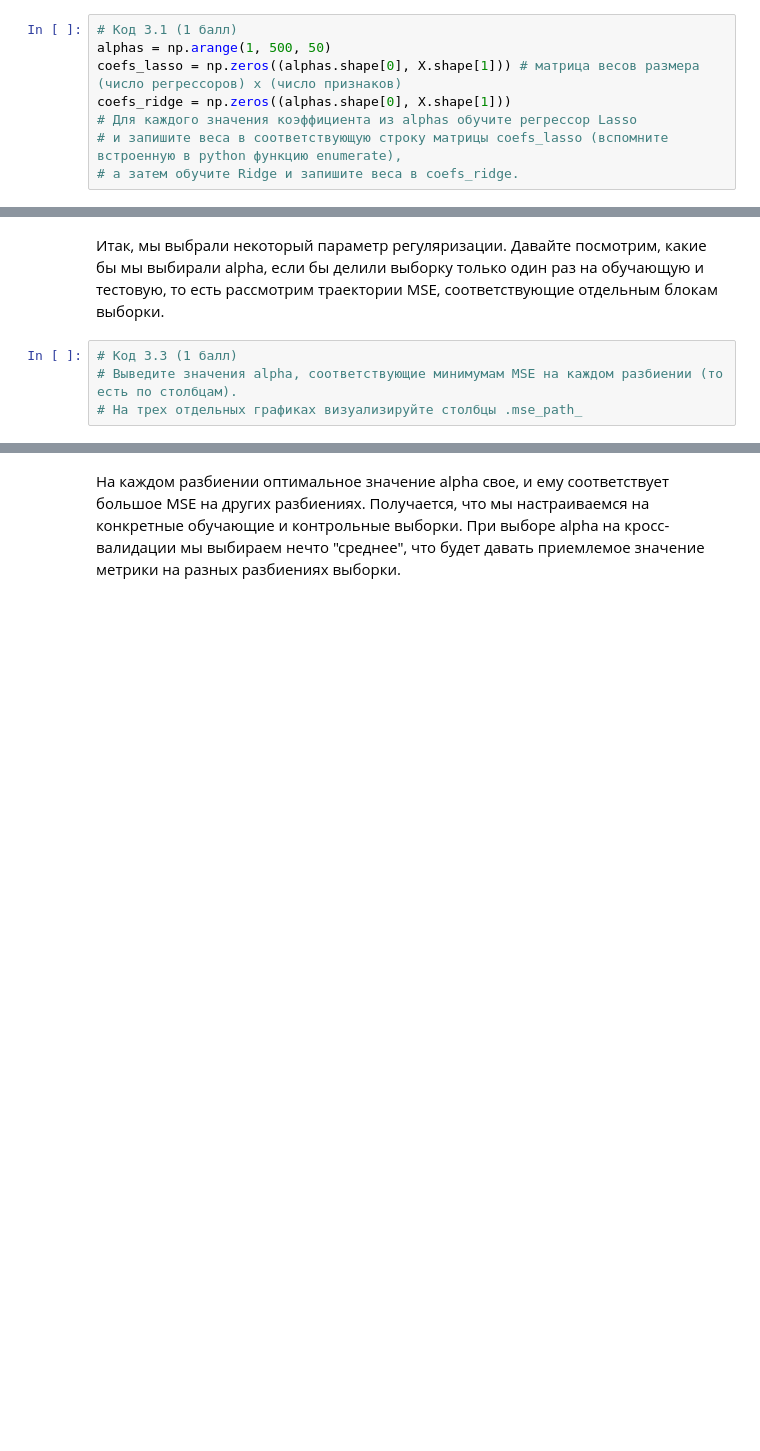
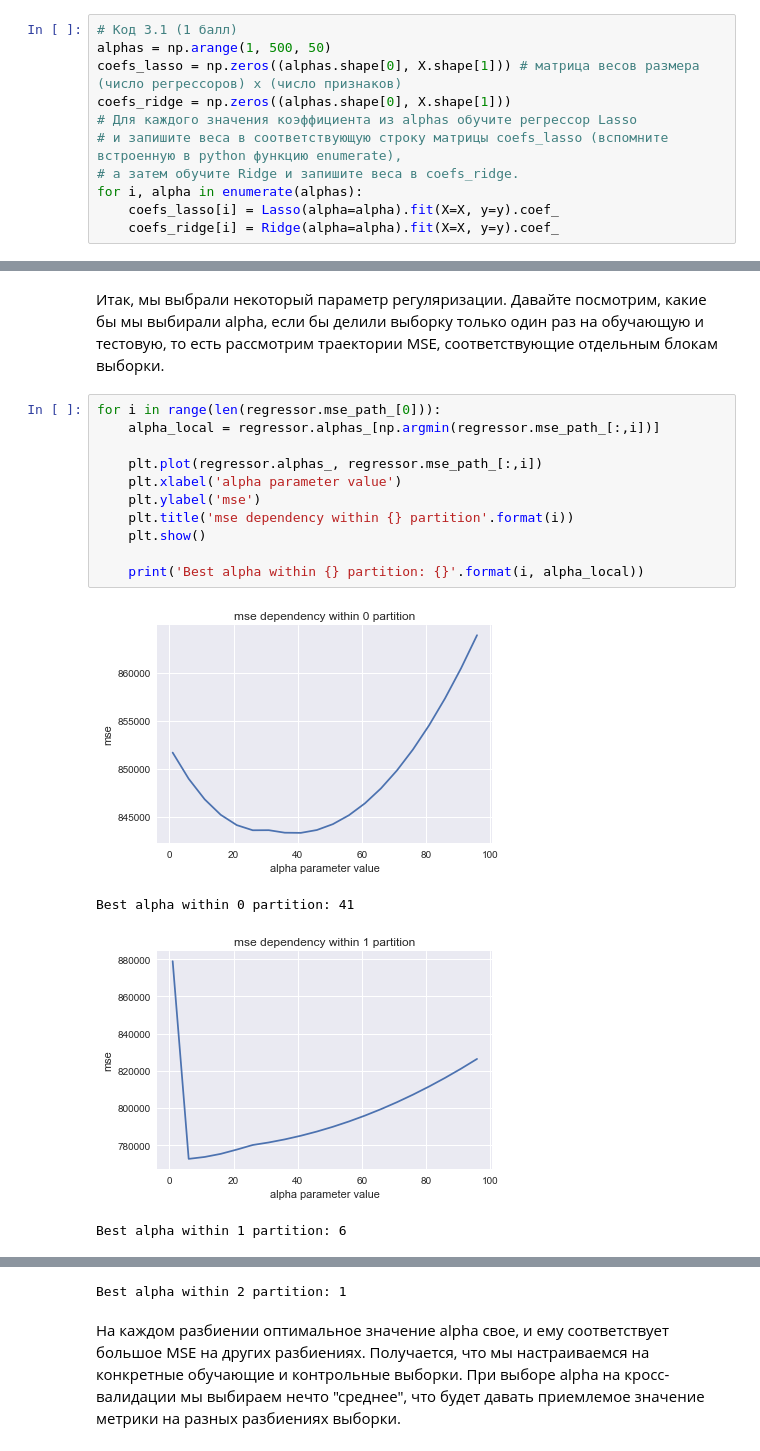
Before and after one commit to SmirnovAlexander/MachineLearningDataAnalysis, a Jupyter notebook: SupervisedLearning/BikeRentPrediction/BikeRentPrediction.ipynb, the cells around one changed output, grey strips where cells are left out. Saved outputs shown, nothing was run; the diff lists cells and outputs as text; blank space fills up the shorter version.

```diff
--- a/SupervisedLearning/BikeRentPrediction/BikeRentPrediction.ipynb
+++ b/SupervisedLearning/BikeRentPrediction/BikeRentPrediction.ipynb
@@ -136,6 +237,9 @@ coefs_ridge = np.zeros((alphas.shape[0], X.shape[1]))
 # Для каждого значения коэффициента из alphas обучите регрессор Lasso
 # и запишите веса в соответствующую строку матрицы coefs_lasso (вспомните встроенную в python функцию enumerate),
 # а затем обучите Ridge и запишите веса в coefs_ridge.
+for i, alpha in enumerate(alphas):
+    coefs_lasso[i] = Lasso(alpha=alpha).fit(X=X, y=y).coef_
+    coefs_ridge[i] = Ridge(alpha=alpha).fit(X=X, y=y).coef_
 # %% [markdown]
 Визуализируем динамику весов при увеличении параметра регуляризации:
 # %%
@@ -189,6 +329,18 @@ alphas = np.arange(1, 100, 5)
 # %% [markdown]
 Итак, мы выбрали некоторый параметр регуляризации. Давайте посмотрим, какие бы мы выбирали alpha, если бы делили выборку только один раз на обучающую и тестовую, то есть рассмотрим траектории MSE, соответствующие отдельным блокам выборки.
-# %%
-# Код 3.3 (1 балл)
-# Выведите значения alpha, соответствующие минимумам MSE на каждом разбиении (то есть по столбцам).
-# На трех отдельных графиках визуализируйте столбцы .mse_path_
+# %%
+for i in range(len(regressor.mse_path_[0])):
+    alpha_local = regressor.alphas_[np.argmin(regressor.mse_path_[:,i])]
+
+    plt.plot(regressor.alphas_, regressor.mse_path_[:,i])
+    plt.xlabel('alpha parameter value')
+    plt.ylabel('mse')
+    plt.title('mse dependency within {} partition'.format(i))
+    plt.show()
+
+    print('Best alpha within {} partition: {}'.format(i, alpha_local))
+# %% [output]
+[figure, added]
+Best alpha within 0 partition: 41
+[figure, added]
+Best alpha within 1 partition: 6
@@ -195,3 +348,4 @@ alphas = np.arange(1, 100, 5)
+Best alpha within 2 partition: 1
 # %% [markdown]
 На каждом разбиении оптимальное значение alpha свое, и ему соответствует большое MSE на других разбиениях. Получается, что мы настраиваемся на конкретные обучающие и контрольные выборки. При выборе alpha на кросс-валидации мы выбираем нечто "среднее", что будет давать приемлемое значение метрики на разных разбиениях выборки.
 # %% [markdown]
```
Also changed, not shown: parts of 30 cells of this notebook.
